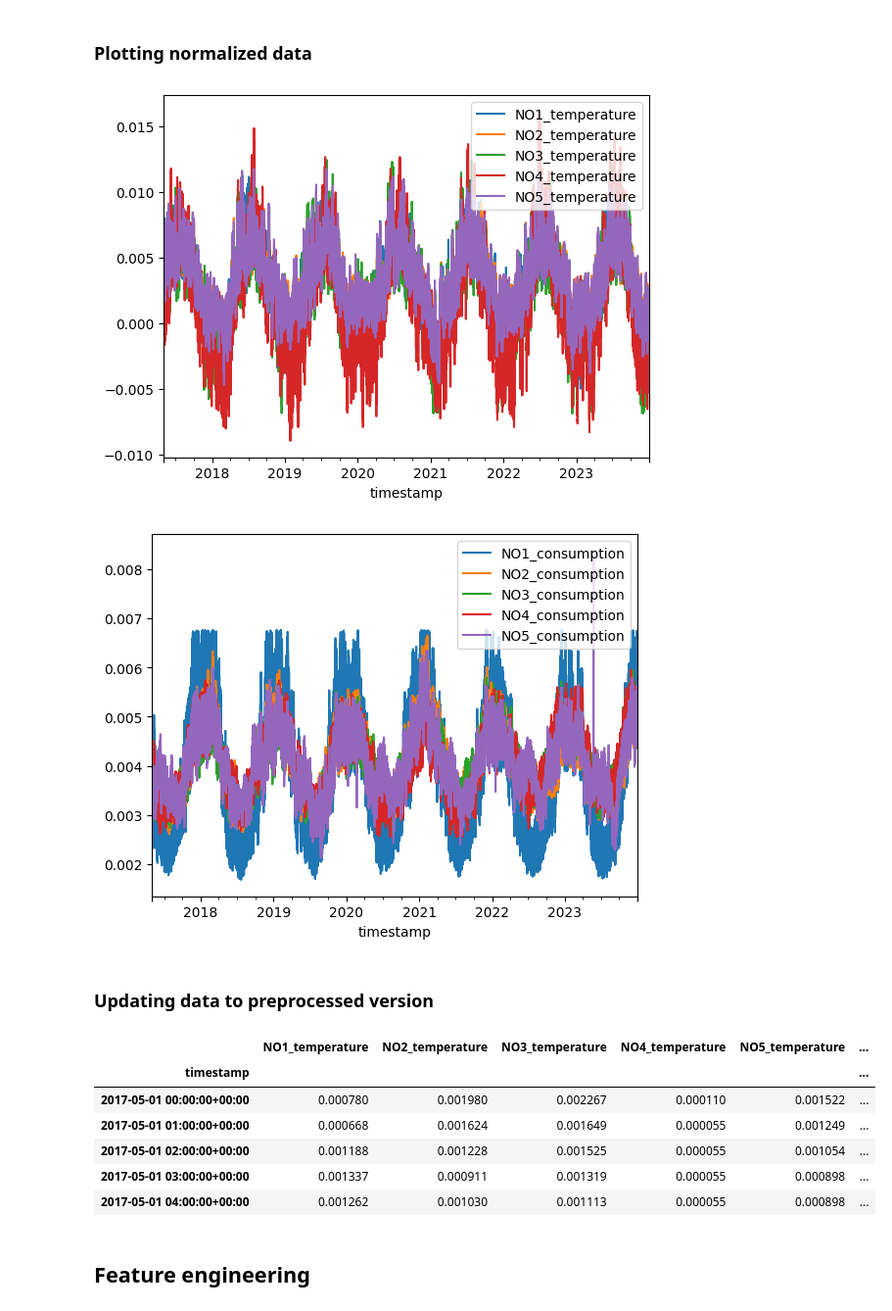
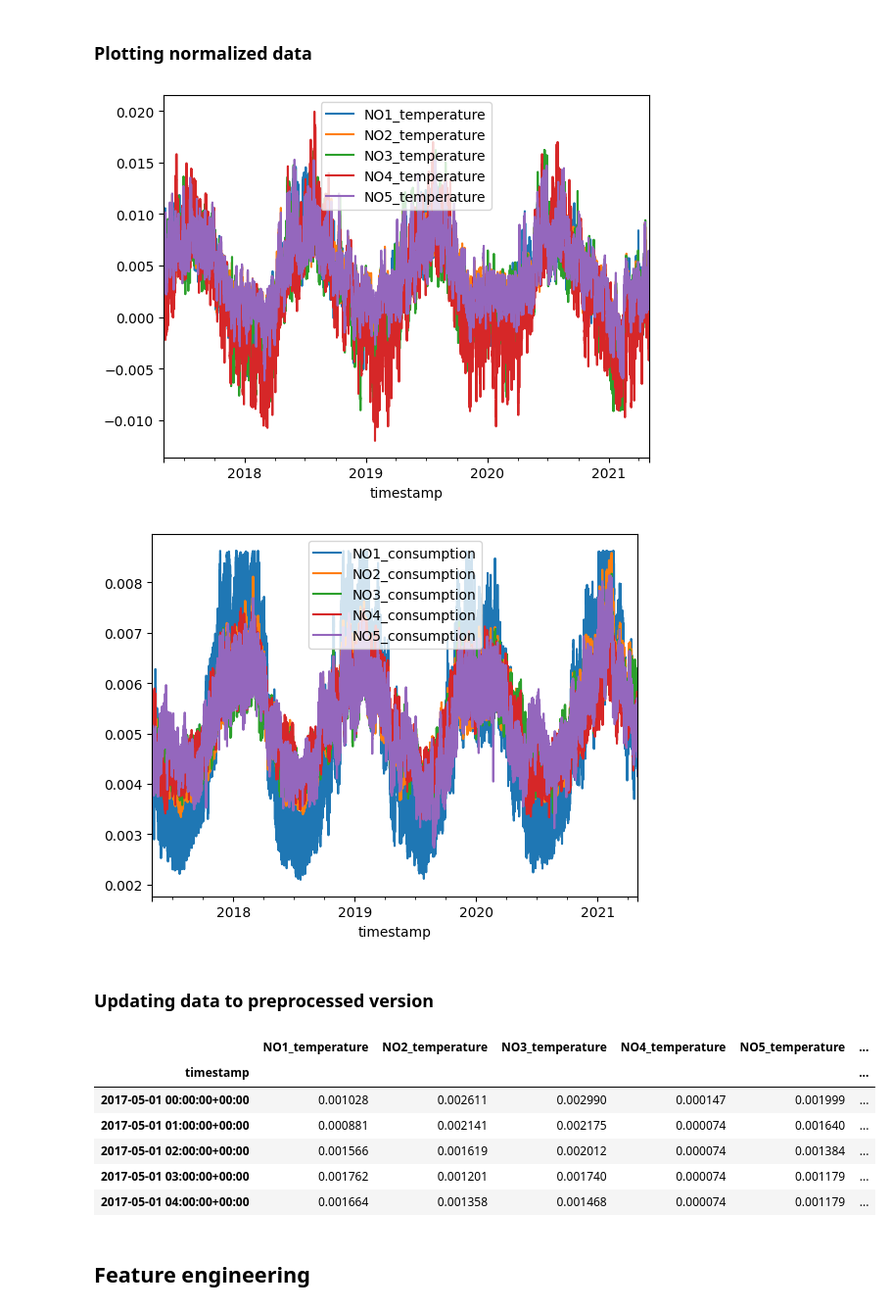
Before and after one commit to jatobro/it3030-deep-learning, a Jupyter notebook: timeseries/data.ipynb, the cells around one changed output. Shown: that part at 98% size. Saved outputs shown, nothing was run; the diff lists cells and outputs as text; code cells hidden in the pictures.

```diff
--- a/timeseries/data.ipynb
+++ b/timeseries/data.ipynb
@@ -55,3 +59,9 @@ data.head()
+# %%
+train, test = train_test_split(data, test_size=0.2, train_size=0.8, shuffle=False)
+train, val = train_test_split(train, test_size=0.25, shuffle=False)
+
+test.to_csv("test.csv", index=True)
+val.to_csv("validation.csv", index=True)
 # %% [markdown]
 ### Splitting temperature and consumption
 # %%
@@ -71,8 +81,8 @@ cons_features = [
     "NO5_consumption",
 ]
 
-temp = data[temp_features]
-cons = data[cons_features]
+temp = train[temp_features]
+cons = train[cons_features]
 
 temp.head()
 # %% [output]
@@ -184,21 +194,21 @@ temp.plot()
 cons.plot()
 plt.show()
 # %% [output]
-[figure, old version]
+[figure, new version]
-[figure, old version]
+[figure, new version]
 # %% [markdown]
 ### Updating data to preprocessed version
 # %%
-data = pd.concat([temp, cons], axis=1)
-data.head()
+train = pd.concat([temp, cons], axis=1)
+train.head()
 # %% [output]
 |  | NO1_temperature | NO2_temperature | NO3_temperature | NO4_temperature | NO5_temperature | ... |
 | timestamp |  |  |  |  |  | ... |
-| 2017-05-01 00:00:00+00:00 | 0.000780 | 0.001980 | 0.002267 | 0.000110 | 0.001522 | ... |
-| 2017-05-01 01:00:00+00:00 | 0.000668 | 0.001624 | 0.001649 | 0.000055 | 0.001249 | ... |
-| 2017-05-01 02:00:00+00:00 | 0.001188 | 0.001228 | 0.001525 | 0.000055 | 0.001054 | ... |
-| 2017-05-01 03:00:00+00:00 | 0.001337 | 0.000911 | 0.001319 | 0.000055 | 0.000898 | ... |
-| 2017-05-01 04:00:00+00:00 | 0.001262 | 0.001030 | 0.001113 | 0.000055 | 0.000898 | ... |
+| 2017-05-01 00:00:00+00:00 | 0.001028 | 0.002611 | 0.002990 | 0.000147 | 0.001999 | ... |
+| 2017-05-01 01:00:00+00:00 | 0.000881 | 0.002141 | 0.002175 | 0.000074 | 0.001640 | ... |
+| 2017-05-01 02:00:00+00:00 | 0.001566 | 0.001619 | 0.002012 | 0.000074 | 0.001384 | ... |
+| 2017-05-01 03:00:00+00:00 | 0.001762 | 0.001201 | 0.001740 | 0.000074 | 0.001179 | ... |
+| 2017-05-01 04:00:00+00:00 | 0.001664 | 0.001358 | 0.001468 | 0.000074 | 0.001179 | ... |
 # %% [markdown]
 ## Feature engineering
 # %% [markdown]
```
Also changed, not shown: parts of 8 cells of this notebook, 1 other file.
